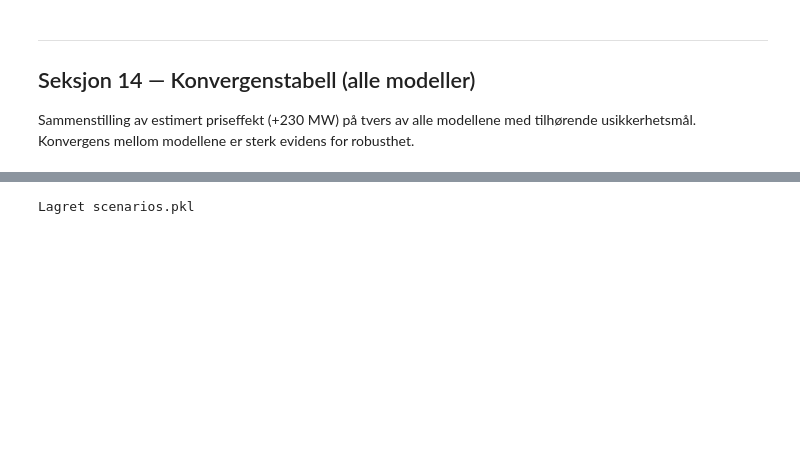
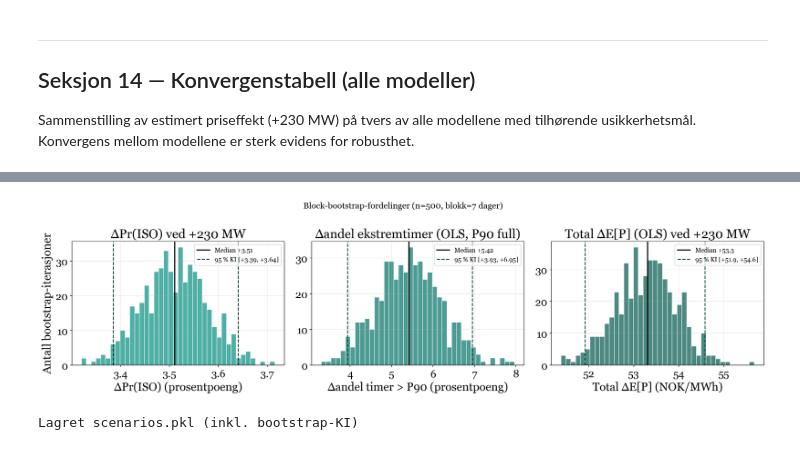
Before and after one commit to noafink1/masteroppgave, a Jupyter notebook: code/05_simulation.ipynb, the cells around one changed output, grey strips where cells are left out. Cells and saved outputs as stored; diff of their text form; code cells hidden in the pictures; blank space fills up the shorter version.

```diff
--- a/code/05_simulation.ipynb
+++ b/code/05_simulation.ipynb
@@ -1049,0 +1080,14 @@ plt.show()
+# %%
+# 15.1 — Bootstrap KI for ΔPr(ISO)
+print("Bootstrapper ΔPr(ISO) — kan ta ~30 sek per scenario...")
+
+boot_dpr_iso = {}
+for delta in [STARGATE_MW, STARGATE_TOTAL_MW]:
+    res = bootstrap_iso_share_delta(
+        df, logit_model, SCALE_COLS, SCALED_NAME_MAP, scaler,
+        LOGIT_FEATURES, delta_mw=delta,
+        n_boot=N_BOOT, block_days=BLOCK_DAYS, seed=BOOT_SEED,
+    )
+    boot_dpr_iso[delta] = res
+    lo, md, hi = res["ci"]
+    print(f"  ΔPr(ISO) +{delta} MW: median {md:+.2f} pp   95% KI [{lo:+.2f}, {hi:+.2f}]")
@@ -1050,3 +1271,50 @@ plt.show()
+# %%
+# 15.5 — Figur: bootstrap-fordelinger for de tre hovedkonklusjonene
+fig, axes = plt.subplots(1, 3, figsize=(18, 5))
+
+# (1) ΔPr(ISO) — OLS-logit-bootstrap
+ax = axes[0]
+vals = boot_dpr_iso[STARGATE_MW]["estimates"]
+lo, md, hi = boot_dpr_iso[STARGATE_MW]["ci"]
+ax.hist(vals, bins=40, color=C1, alpha=0.7, edgecolor="white")
+ax.axvline(md, color="black", lw=2, label=f"Median {md:+.2f}")
+ax.axvline(lo, color=C4, lw=1.5, ls="--", label=f"95 % KI [{lo:+.2f}, {hi:+.2f}]")
+ax.axvline(hi, color=C4, lw=1.5, ls="--")
+ax.set_xlabel("ΔPr(ISO) (prosentpoeng)")
+ax.set_ylabel("Antall bootstrap-iterasjoner")
+ax.set_title(f"ΔPr(ISO) ved +{STARGATE_MW} MW")
+ax.legend(fontsize=11)
+
+# (2) Δandel > P90 (OLS, P90_full)
+ax = axes[1]
+vals = boot_extreme[STARGATE_MW]["P90_full"]["estimates"]
+lo, md, hi = boot_extreme[STARGATE_MW]["P90_full"]["ci"]
+ax.hist(vals, bins=40, color=C2, alpha=0.7, edgecolor="white")
+ax.axvline(md, color="black", lw=2, label=f"Median {md:+.2f}")
+ax.axvline(lo, color=C4, lw=1.5, ls="--", label=f"95 % KI [{lo:+.2f}, {hi:+.2f}]")
+ax.axvline(hi, color=C4, lw=1.5, ls="--")
+ax.set_xlabel("Δandel timer > P90 (prosentpoeng)")
+ax.set_title(f"Δandel ekstremtimer (OLS, P90 full)")
+ax.legend(fontsize=11)
+
+# (3) Total ΔE[P] — OLS bootstrap
+ax = axes[2]
+vals = boot_total["OLS (HAC)"][STARGATE_MW]["estimates"]
+lo, md, hi = boot_total["OLS (HAC)"][STARGATE_MW]["ci"]
+ax.hist(vals, bins=40, color=C3, alpha=0.7, edgecolor="white")
+ax.axvline(md, color="black", lw=2, label=f"Median {md:+.1f}")
+ax.axvline(lo, color=C4, lw=1.5, ls="--", label=f"95 % KI [{lo:+.1f}, {hi:+.1f}]")
+ax.axvline(hi, color=C4, lw=1.5, ls="--")
+ax.set_xlabel("Total ΔE[P] (NOK/MWh)")
+ax.set_title(f"Total ΔE[P] (OLS) ved +{STARGATE_MW} MW")
+ax.legend(fontsize=11)
+
+fig.suptitle("Block-bootstrap-fordelinger (n=500, blokk=7 dager)", fontsize=15)
+plt.tight_layout()
+plt.savefig(f"{SEC15_DIR}bootstrap_fordelinger.pdf", bbox_inches="tight")
+plt.show()
+# %% [output]
+[figure, added]
 # %%
 # Lagre
 with open(INTERMEDIATE_DIR + "scenarios.pkl", "wb") as f:
@@ -1057,8 +1325,15 @@ with open(INTERMEDIATE_DIR + "scenarios.pkl", "wb") as f:
         "p90_threshold": p90_threshold,
         "cv_beta_min": cv_coef_df["cons_NO4"].min(),
         "cv_beta_max": cv_coef_df["cons_NO4"].max(),
+        # Seksjon 15 — bootstrap-intervaller
+        "boot_dpr_iso": boot_dpr_iso,
+        "boot_extreme": boot_extreme,
+        "boot_total":   boot_total,
+        "p90_train":    p90_train,
+        "p90_full":     p90_full,
+        "sens_ols":     sens_ols,
     }, f)
 
-print("Lagret scenarios.pkl")
+print("Lagret scenarios.pkl (inkl. bootstrap-KI)")
 # %% [output]
-Lagret scenarios.pkl
+Lagret scenarios.pkl (inkl. bootstrap-KI)
```
Also changed, not shown: parts of 14 cells of this notebook, 14 other files.
